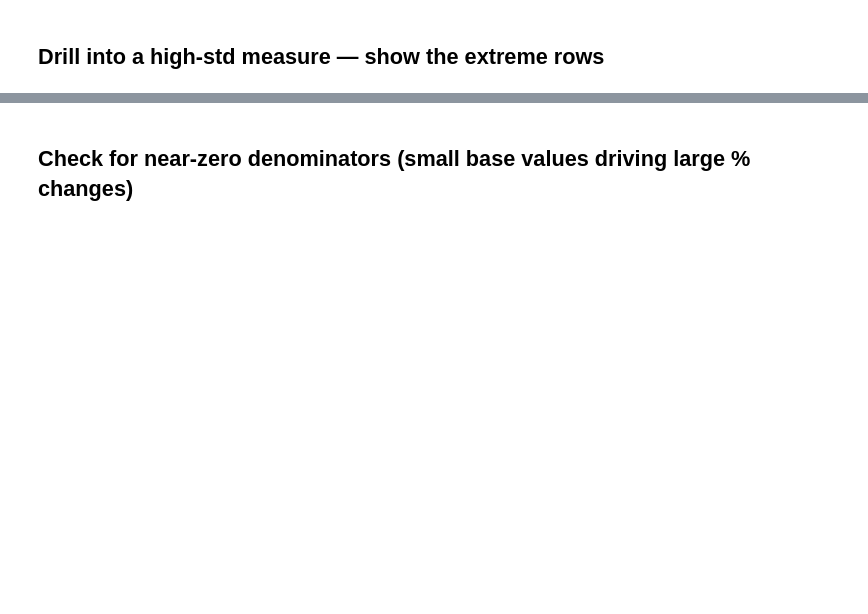
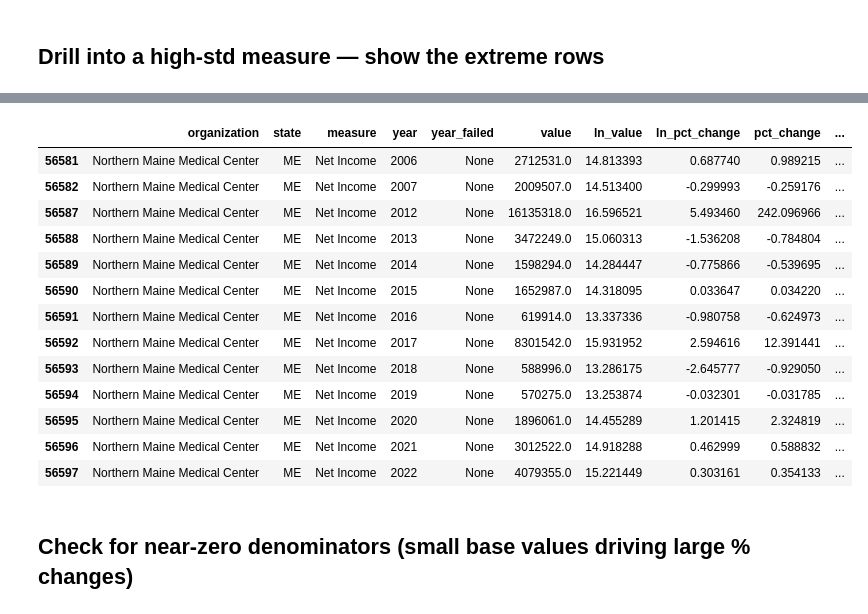
Before and after one commit to bsawyerg15/maine-hospital-fin-health, a Jupyter notebook: notebooks/explore_change_ds.ipynb, the cells around one changed output, grey strips where cells are left out. Cells and saved outputs as stored; diff of their text form; code cells hidden in the pictures; blank space fills up the shorter version.

```diff
--- a/notebooks/explore_change_ds.ipynb
+++ b/notebooks/explore_change_ds.ipynb
@@ -50,7 +100,7 @@ pct_std.head(20)
 # %% [markdown]
 ## Drill into a high-std measure — show the extreme rows
 # %%
-top_measure = pct_std.index[0]
+top_measure = 'Net Income'
 print(f'Inspecting: {top_measure}')
 
 sub = df[df['measure'] == top_measure].dropna(subset=['pct_change'])
@@ -59,3 +128,20 @@ sub_sorted[['organization', 'state', 'year', 'value', 'ln_value', 'pct_change',
+# %%
+sub[sub['organization'] == 'Northern Maine Medical Center'].sort_values(by='year', ascending=True)
+# %% [output]
+|  | organization | state | measure | year | year_failed | value | ln_value | ln_pct_change | pct_change | ... |
+| 56581 | Northern Maine Medical Center | ME | Net Income | 2006 | None | 2712531.0 | 14.813393 | 0.687740 | 0.989215 | ... |
+| 56582 | Northern Maine Medical Center | ME | Net Income | 2007 | None | 2009507.0 | 14.513400 | -0.299993 | -0.259176 | ... |
+| 56587 | Northern Maine Medical Center | ME | Net Income | 2012 | None | 16135318.0 | 16.596521 | 5.493460 | 242.096966 | ... |
+| 56588 | Northern Maine Medical Center | ME | Net Income | 2013 | None | 3472249.0 | 15.060313 | -1.536208 | -0.784804 | ... |
+| 56589 | Northern Maine Medical Center | ME | Net Income | 2014 | None | 1598294.0 | 14.284447 | -0.775866 | -0.539695 | ... |
+| 56590 | Northern Maine Medical Center | ME | Net Income | 2015 | None | 1652987.0 | 14.318095 | 0.033647 | 0.034220 | ... |
+| 56591 | Northern Maine Medical Center | ME | Net Income | 2016 | None | 619914.0 | 13.337336 | -0.980758 | -0.624973 | ... |
+| 56592 | Northern Maine Medical Center | ME | Net Income | 2017 | None | 8301542.0 | 15.931952 | 2.594616 | 12.391441 | ... |
+| 56593 | Northern Maine Medical Center | ME | Net Income | 2018 | None | 588996.0 | 13.286175 | -2.645777 | -0.929050 | ... |
+| 56594 | Northern Maine Medical Center | ME | Net Income | 2019 | None | 570275.0 | 13.253874 | -0.032301 | -0.031785 | ... |
+| 56595 | Northern Maine Medical Center | ME | Net Income | 2020 | None | 1896061.0 | 14.455289 | 1.201415 | 2.324819 | ... |
+| 56596 | Northern Maine Medical Center | ME | Net Income | 2021 | None | 3012522.0 | 14.918288 | 0.462999 | 0.588832 | ... |
+| 56597 | Northern Maine Medical Center | ME | Net Income | 2022 | None | 4079355.0 | 15.221449 | 0.303161 | 0.354133 | ... |
 # %% [markdown]
 ## Check for near-zero denominators (small base values driving large % changes)
 # %%
```
Also changed, not shown: parts of 7 cells of this notebook, 4 other files.
